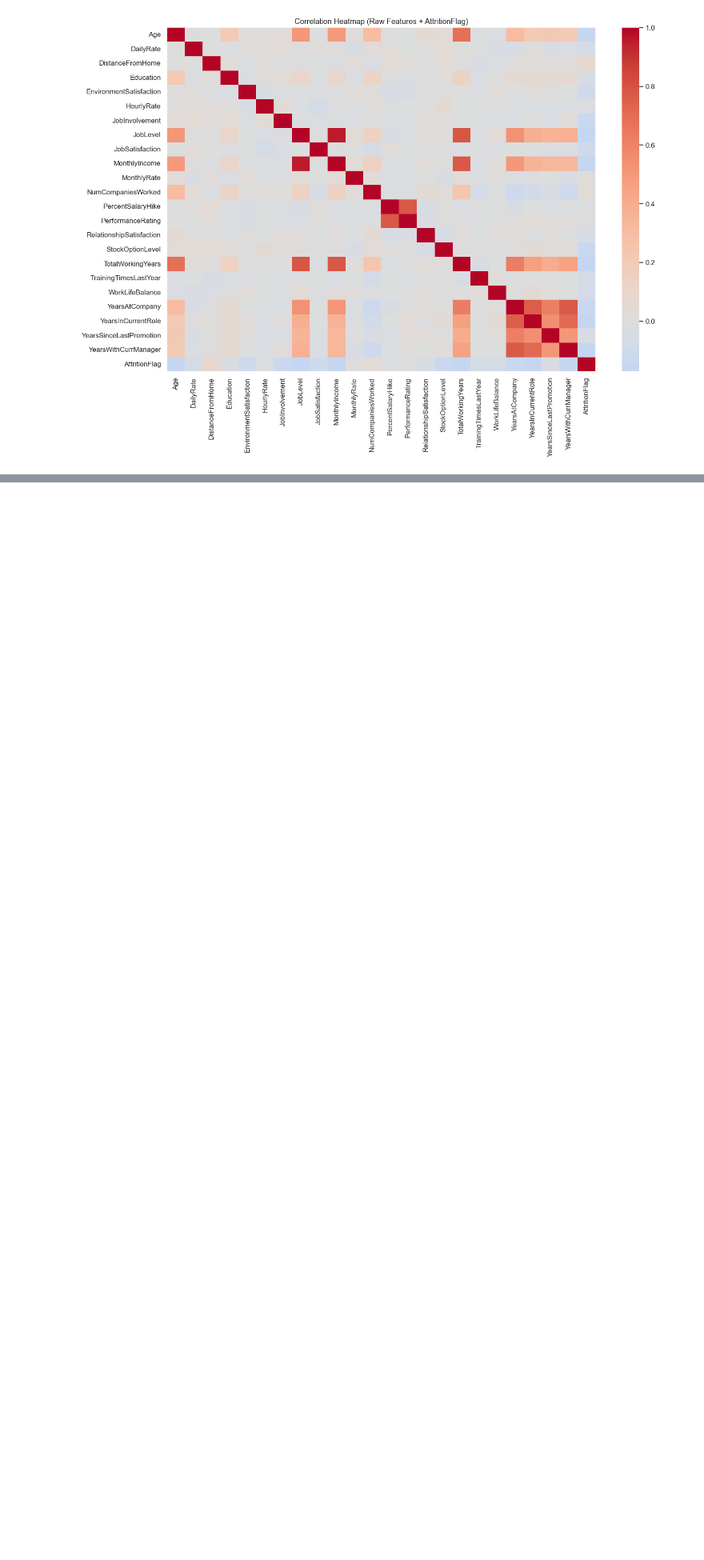
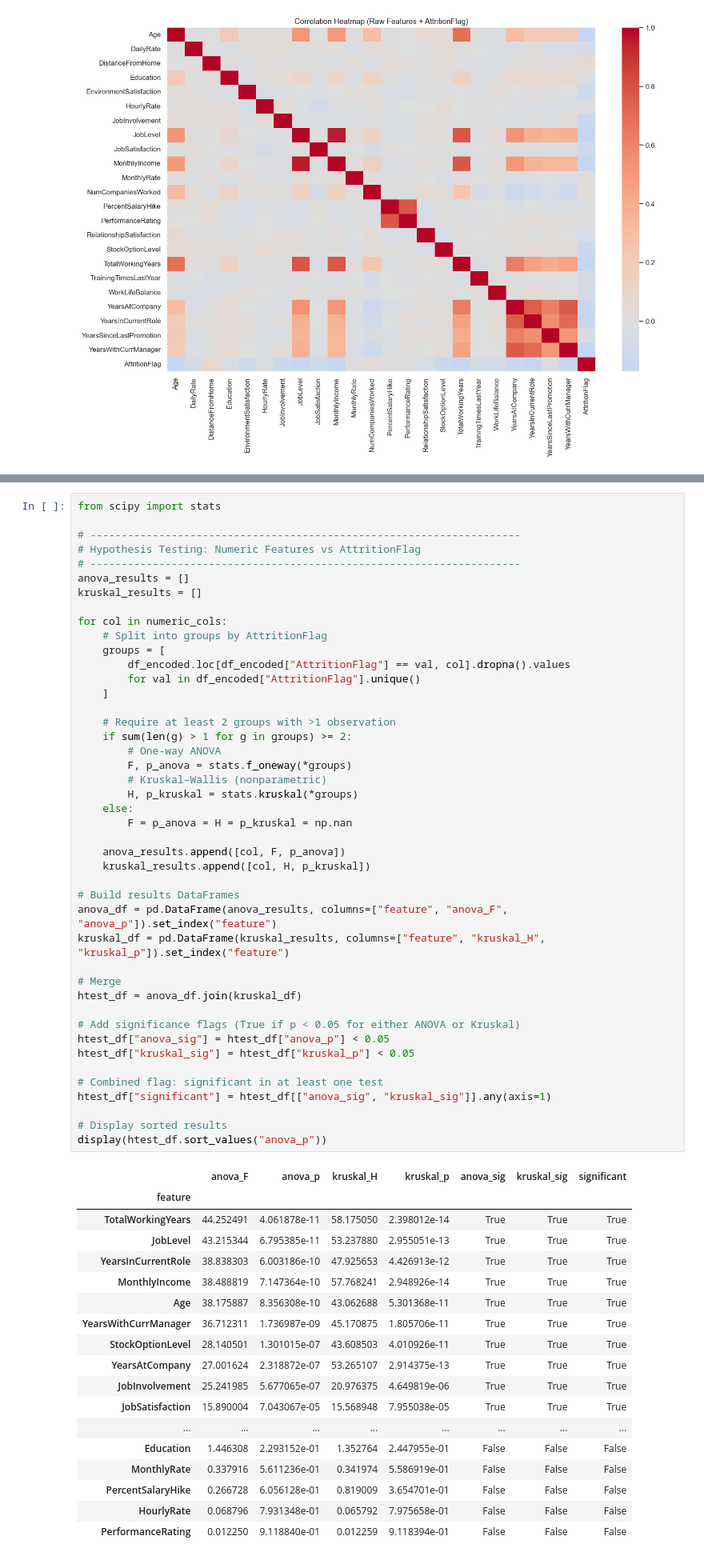
Before and after one commit to jayklarin/RepoB, a Jupyter notebook: hk_w04_d5_hackathon.ipynb, the cells around one changed output, grey strips where cells are left out. Shown at 80% size. Cells and saved outputs as stored; diff of their text form; blank space fills up the shorter version.

Commit message:
GitHub requires message

```diff
--- a/hk_w04_d5_hackathon.ipynb
+++ b/hk_w04_d5_hackathon.ipynb
@@ -672,0 +696,63 @@ plt.tight_layout(); plt.show()
+# %%
+from scipy import stats
+
+# ---------------------------------------------------------------------
+# Hypothesis Testing: Numeric Features vs AttritionFlag
+# ---------------------------------------------------------------------
+anova_results = []
+kruskal_results = []
+
+for col in numeric_cols:
+    # Split into groups by AttritionFlag
+    groups = [
+        df_encoded.loc[df_encoded["AttritionFlag"] == val, col].dropna().values
+        for val in df_encoded["AttritionFlag"].unique()
+    ]
+
+    # Require at least 2 groups with >1 observation
+    if sum(len(g) > 1 for g in groups) >= 2:
+        # One-way ANOVA
+        F, p_anova = stats.f_oneway(*groups)
+        # Kruskal–Wallis (nonparametric)
+        H, p_kruskal = stats.kruskal(*groups)
+    else:
+        F = p_anova = H = p_kruskal = np.nan
+
+    anova_results.append([col, F, p_anova])
+    kruskal_results.append([col, H, p_kruskal])
+
+# Build results DataFrames
+anova_df = pd.DataFrame(anova_results, columns=["feature", "anova_F", "anova_p"]).set_index("feature")
+kruskal_df = pd.DataFrame(kruskal_results, columns=["feature", "kruskal_H", "kruskal_p"]).set_index("feature")
+
+# Merge
+htest_df = anova_df.join(kruskal_df)
+
+# Add significance flags (True if p < 0.05 for either ANOVA or Kruskal)
+htest_df["anova_sig"] = htest_df["anova_p"] < 0.05
+htest_df["kruskal_sig"] = htest_df["kruskal_p"] < 0.05
+
+# Combined flag: significant in at least one test
+htest_df["significant"] = htest_df[["anova_sig", "kruskal_sig"]].any(axis=1)
+
+# Display sorted results
+display(htest_df.sort_values("anova_p"))
+# %% [output]
+|  | anova_F | anova_p | kruskal_H | kruskal_p | anova_sig | kruskal_sig | significant |
+| feature |  |  |  |  |  |  |  |
+| TotalWorkingYears | 44.252491 | 4.061878e-11 | 58.175050 | 2.398012e-14 | True | True | True |
+| JobLevel | 43.215344 | 6.795385e-11 | 53.237880 | 2.955051e-13 | True | True | True |
+| YearsInCurrentRole | 38.838303 | 6.003186e-10 | 47.925653 | 4.426913e-12 | True | True | True |
+| MonthlyIncome | 38.488819 | 7.147364e-10 | 57.768241 | 2.948926e-14 | True | True | True |
+| Age | 38.175887 | 8.356308e-10 | 43.062688 | 5.301368e-11 | True | True | True |
+| YearsWithCurrManager | 36.712311 | 1.736987e-09 | 45.170875 | 1.805706e-11 | True | True | True |
+| StockOptionLevel | 28.140501 | 1.301015e-07 | 43.608503 | 4.010926e-11 | True | True | True |
+| YearsAtCompany | 27.001624 | 2.318872e-07 | 53.265107 | 2.914375e-13 | True | True | True |
+| JobInvolvement | 25.241985 | 5.677065e-07 | 20.976375 | 4.649819e-06 | True | True | True |
+| JobSatisfaction | 15.890004 | 7.043067e-05 | 15.568948 | 7.955038e-05 | True | True | True |
+| ... | ... | ... | ... | ... | ... | ... | ... |
+| Education | 1.446308 | 2.293152e-01 | 1.352764 | 2.447955e-01 | False | False | False |
+| MonthlyRate | 0.337916 | 5.611236e-01 | 0.341974 | 5.586919e-01 | False | False | False |
+| PercentSalaryHike | 0.266728 | 6.056128e-01 | 0.819009 | 3.654701e-01 | False | False | False |
+| HourlyRate | 0.068796 | 7.931348e-01 | 0.065792 | 7.975658e-01 | False | False | False |
+| PerformanceRating | 0.012250 | 9.118840e-01 | 0.012259 | 9.118394e-01 | False | False | False |
```
Also changed, not shown: parts of 5 cells of this notebook.
